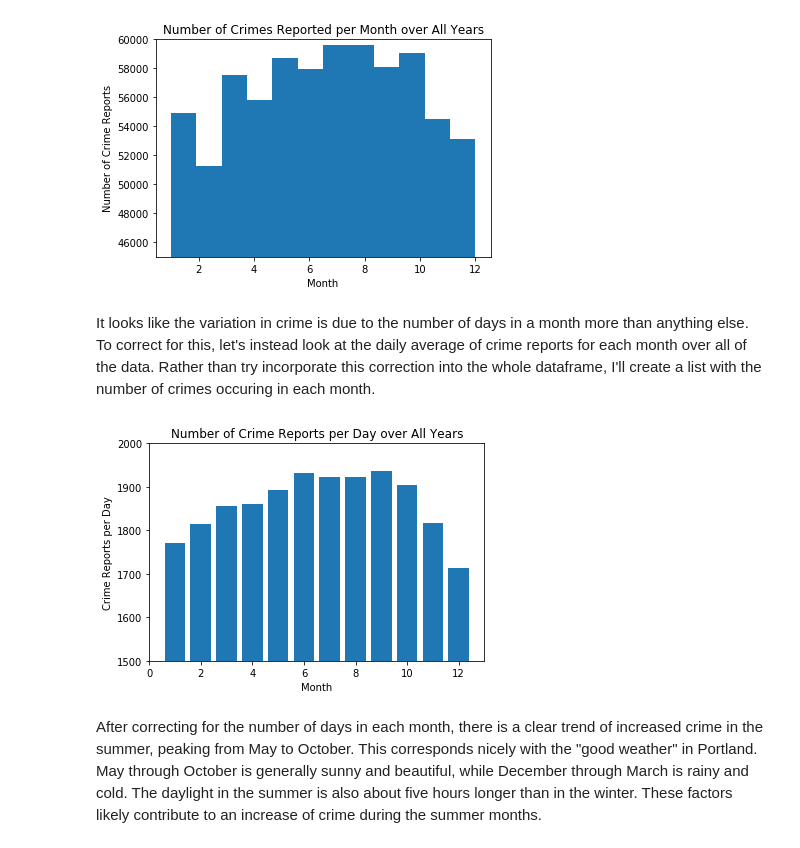
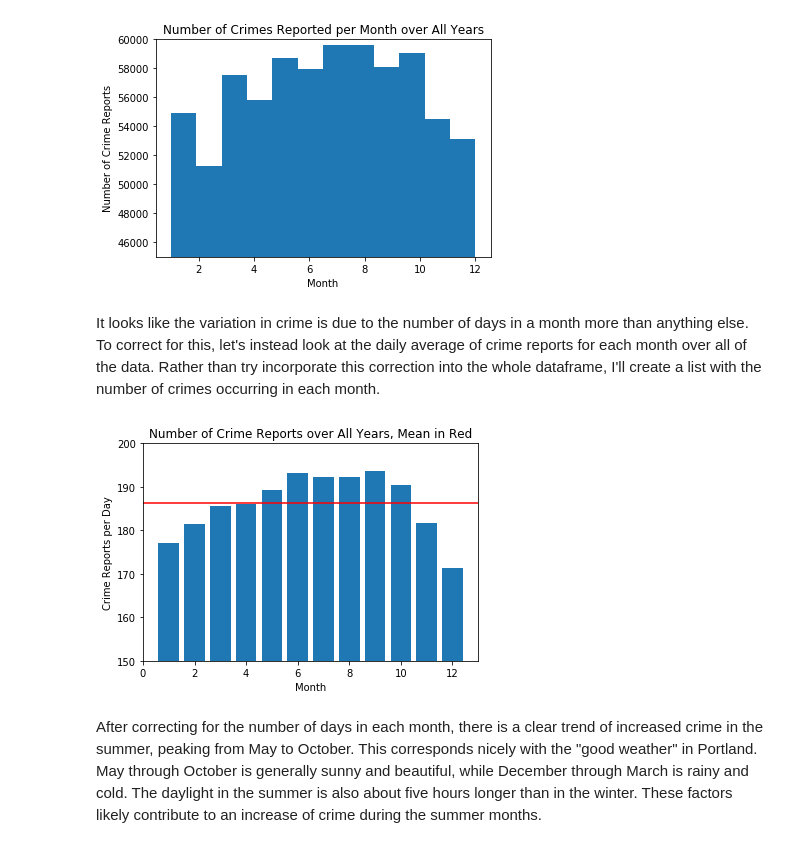
Before and after one commit to maxcalabro/Portland-Crime-Data, a Jupyter notebook: Portland Crime Data.ipynb, the cells around one changed output. Saved outputs shown, nothing was run; the diff lists cells and outputs as text; code cells hidden in the pictures.

```diff
--- a/Portland Crime Data.ipynb
+++ b/Portland Crime Data.ipynb
@@ -135,24 +131,25 @@ plt.show()
 # %% [output]
 [figure]
 # %% [markdown]
-It looks like the variation in crime is due to the number of days in a month more than anything else. To correct for this, let's instead look at the daily average of crime reports for each month over all of the data. Rather than try incorporate this correction into the whole dataframe, I'll create a list with the number of crimes occuring in each month.
+It looks like the variation in crime is due to the number of days in a month more than anything else. To correct for this, let's instead look at the daily average of crime reports for each month over all of the data. Rather than try incorporate this correction into the whole dataframe, I'll create a list with the number of crimes occurring in each month.
 # %%
 month_weights = [1/31, 1/28.25, 1/31, 1/30, 1/31, 1/30, 1/31, 1/31, 1/30, 1/31, 1/30, 1/31]
 
 crimes_by_month = []
 for i in range(12):
-    crimes_by_month.append([get_month(x) for x in df['Report Date']].count(i+1)*month_weights[i])
+    crimes_by_month.append([get_month(x) for x in df['Report Date']].count(i+1)*month_weights[i]/10)
 
 plt.figure(figsize=(6, 4))
 plt.bar(range(1,13), crimes_by_month)
+plt.axhline(np.mean(crimes_by_month), color='red')
 plt.xlabel('Month')
 plt.ylabel('Crime Reports per Day')
-plt.ylim([1500, 2000])
+plt.ylim([150, 200])
 
-plt.title('Number of Crime Reports per Day over All Years')
+plt.title('Number of Crime Reports over All Years, Mean in Red')
 plt.show()
 # %% [output]
-[figure, old version]
+[figure, new version]
 # %% [markdown]
 After correcting for the number of days in each month, there is a clear trend of increased crime in the summer, peaking from May to October. This corresponds nicely with the "good weather" in Portland. May through October is generally sunny and beautiful, while December through March is rainy and cold. The daylight in the summer is also about five hours longer than in the winter. These factors likely contribute to an increase of crime during the summer months.
 # %% [markdown]
```
Also changed, not shown: parts of 25 cells of this notebook.
